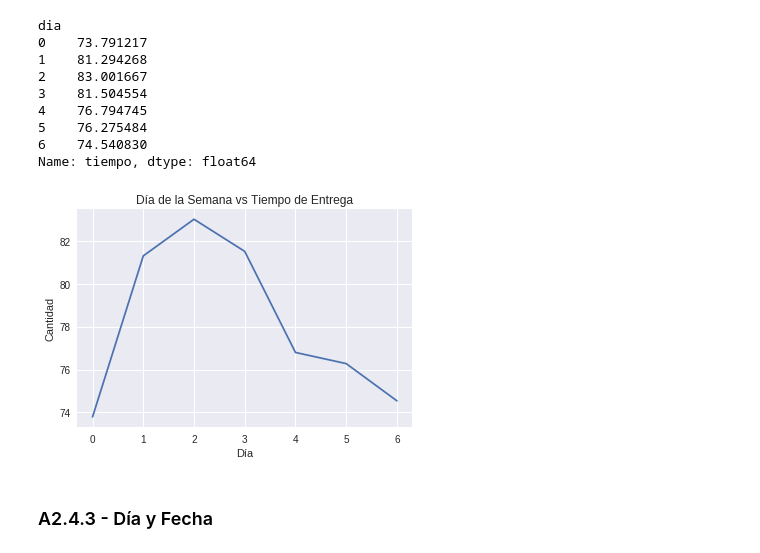
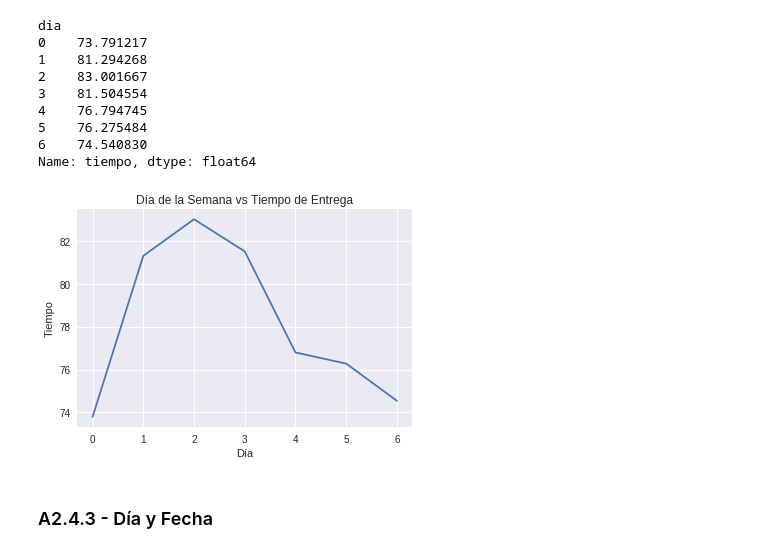
Before and after one commit to callejasv1/proyecto_oraculo, a Jupyter notebook: ProyectoV_Original.ipynb, the cells around one changed output. Cells and saved outputs as stored; diff of their text form; code cells hidden in the pictures.

```diff
--- a/ProyectoV_Original.ipynb
+++ b/ProyectoV_Original.ipynb
@@ -774,10 +773,10 @@ Name: tiempo, dtype: float64
 # %%
 plt.plot(df.groupby('dia').mean()['tiempo'])
 plt.title('Día de la Semana vs Tiempo de Entrega')
 plt.xlabel("Día")
-plt.ylabel("Cantidad");
+plt.ylabel("Tiempo (min)");
 # %% [output]
-[figure, old version]
+[figure, new version]
 # %% [markdown]
 ### A2.4.3 - Día y Fecha
 # %% [markdown]
```
Also changed, not shown: parts of 1 cell of this notebook.
